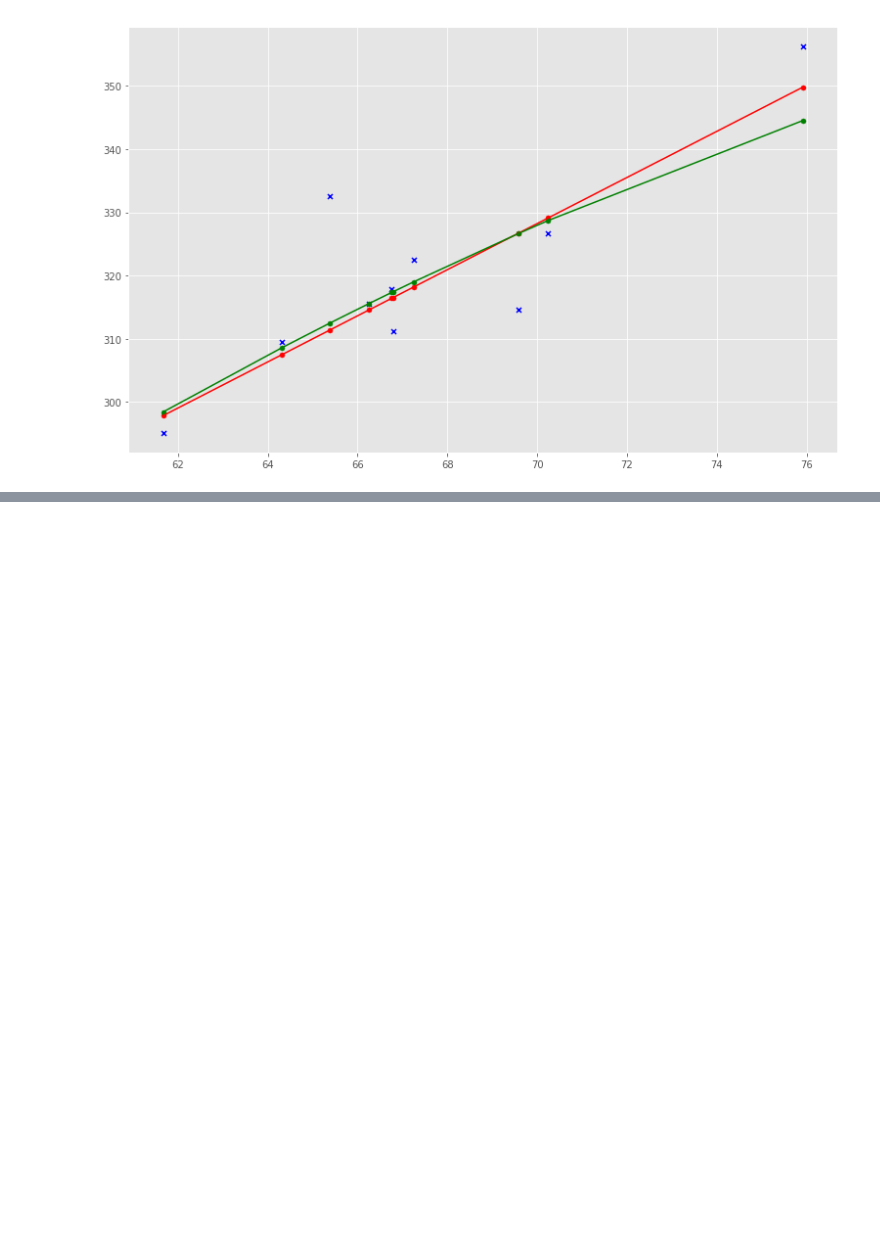
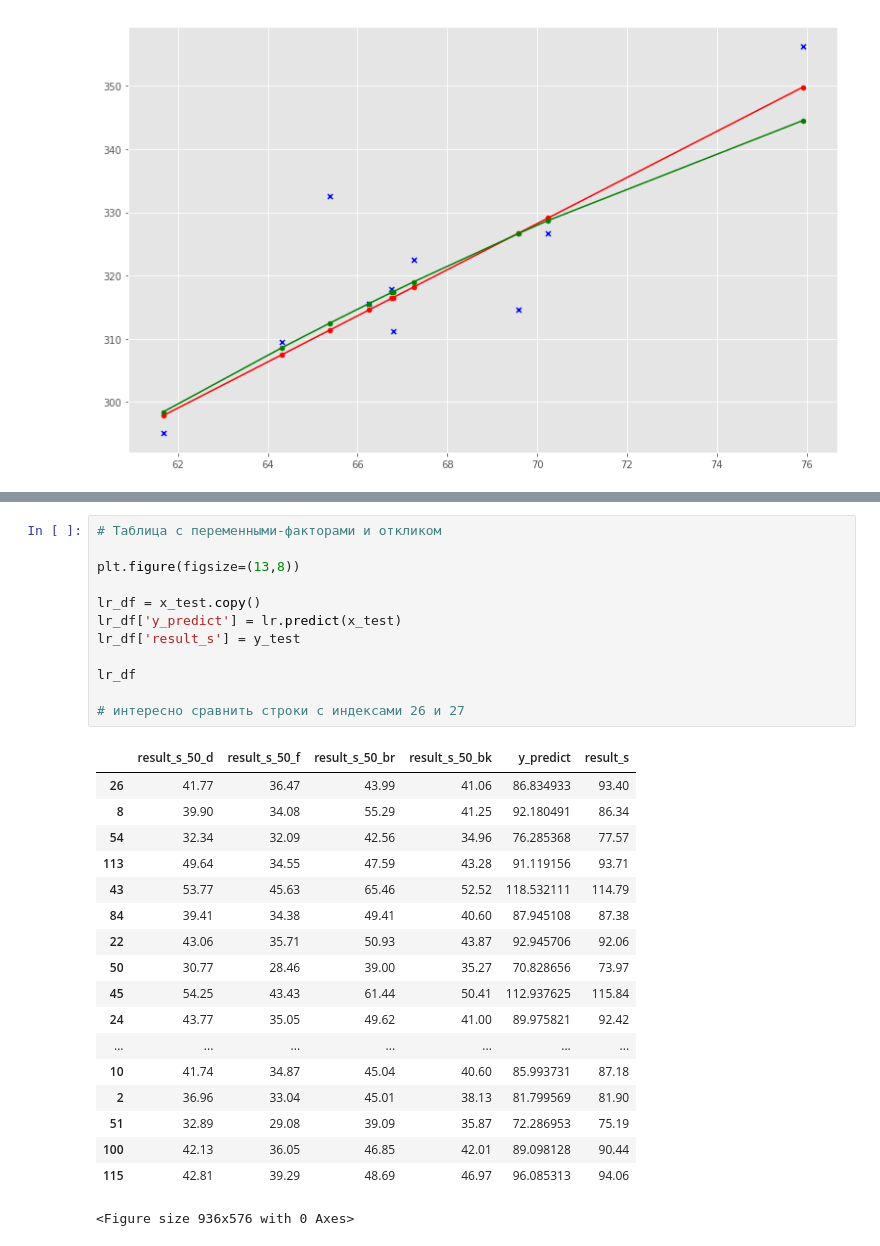
Before and after one commit to timoti1/T-SQL, a Jupyter notebook: Data Analysis/03_classification.ipynb, the cells around one changed output, grey strips where cells are left out. Cells and saved outputs as stored; diff of their text form; blank space fills up the shorter version.

```diff
--- a/Data Analysis/03_classification.ipynb
+++ b/Data Analysis/03_classification.ipynb
@@ -703,0 +719,31 @@ set(specializations2) - set(specializations1)
+# %%
+# Таблица с переменными-факторами и откликом
+
+plt.figure(figsize=(13,8))
+
+lr_df = x_test.copy()
+lr_df['y_predict'] = lr.predict(x_test)
+lr_df['result_s'] = y_test
+
+lr_df
+
+# интересно сравнить строки с индексами 26 и 27
+# %% [output]
+|  | result_s_50_d | result_s_50_f | result_s_50_br | result_s_50_bk | y_predict | result_s |
+| 26 | 41.77 | 36.47 | 43.99 | 41.06 | 86.834933 | 93.40 |
+| 8 | 39.90 | 34.08 | 55.29 | 41.25 | 92.180491 | 86.34 |
+| 54 | 32.34 | 32.09 | 42.56 | 34.96 | 76.285368 | 77.57 |
+| 113 | 49.64 | 34.55 | 47.59 | 43.28 | 91.119156 | 93.71 |
+| 43 | 53.77 | 45.63 | 65.46 | 52.52 | 118.532111 | 114.79 |
+| 84 | 39.41 | 34.38 | 49.41 | 40.60 | 87.945108 | 87.38 |
+| 22 | 43.06 | 35.71 | 50.93 | 43.87 | 92.945706 | 92.06 |
+| 50 | 30.77 | 28.46 | 39.00 | 35.27 | 70.828656 | 73.97 |
+| 45 | 54.25 | 43.43 | 61.44 | 50.41 | 112.937625 | 115.84 |
+| 24 | 43.77 | 35.05 | 49.62 | 41.00 | 89.975821 | 92.42 |
+| ... | ... | ... | ... | ... | ... | ... |
+| 10 | 41.74 | 34.87 | 45.04 | 40.60 | 85.993731 | 87.18 |
+| 2 | 36.96 | 33.04 | 45.01 | 38.13 | 81.799569 | 81.90 |
+| 51 | 32.89 | 29.08 | 39.09 | 35.87 | 72.286953 | 75.19 |
+| 100 | 42.13 | 36.05 | 46.85 | 42.01 | 89.098128 | 90.44 |
+| 115 | 42.81 | 39.29 | 48.69 | 46.97 | 96.085313 | 94.06 |
+<Figure size 936x576 with 0 Axes>
```
Also changed, not shown: parts of 27 cells of this notebook.
